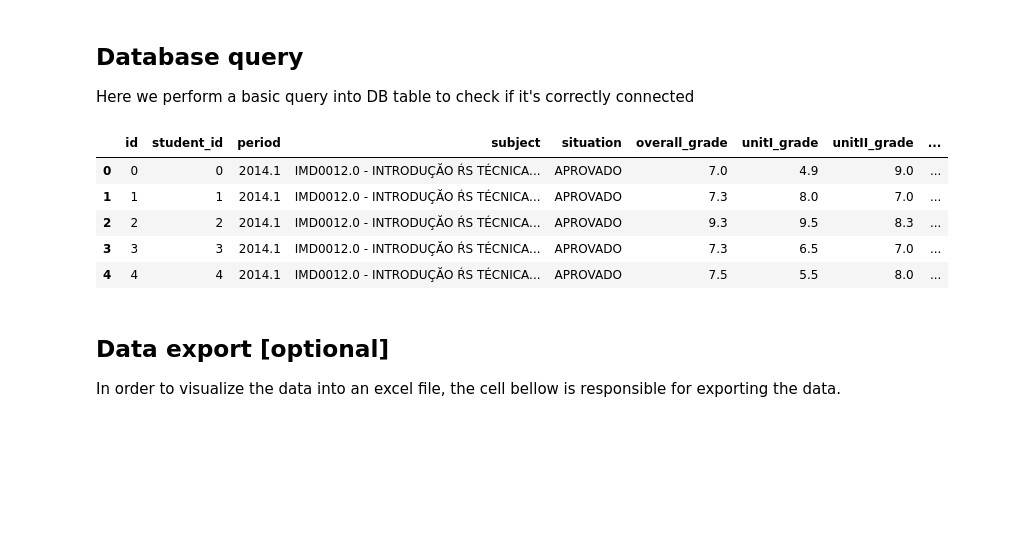
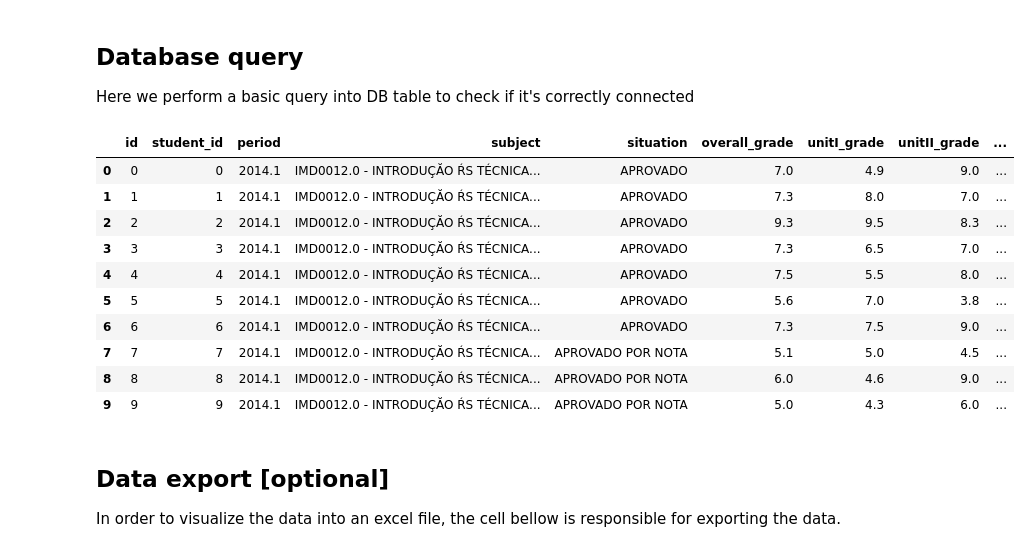
Before and after one commit to igorabrandao/Py-Students-Database, a Jupyter notebook: py-students-database.ipynb, the cells around one changed output. Cells and saved outputs as stored; diff of their text form; code cells hidden in the pictures; blank space fills up the shorter version.

```diff
--- a/py-students-database.ipynb
+++ b/py-students-database.ipynb
@@ -119,19 +119,24 @@ Here we perform a basic query into DB table to check if it's correctly connected
 # %%
 # Query string
 sql = "select * from Grade"
 
 # Execute query and store records in DataFrame: df
 df = pd.read_sql_query(sql, engine)
 
 # Print head of DataFrame
-df.head()
+df.head(10)
 # %% [output]
 |  | id | student_id | period | subject | situation | overall_grade | unitI_grade | unitII_grade | ... |
 | 0 | 0 | 0 | 2014.1 | IMD0012.0 - INTRODUÇĂO ŔS TÉCNICA... | APROVADO | 7.0 | 4.9 | 9.0 | ... |
 | 1 | 1 | 1 | 2014.1 | IMD0012.0 - INTRODUÇĂO ŔS TÉCNICA... | APROVADO | 7.3 | 8.0 | 7.0 | ... |
 | 2 | 2 | 2 | 2014.1 | IMD0012.0 - INTRODUÇĂO ŔS TÉCNICA... | APROVADO | 9.3 | 9.5 | 8.3 | ... |
 | 3 | 3 | 3 | 2014.1 | IMD0012.0 - INTRODUÇĂO ŔS TÉCNICA... | APROVADO | 7.3 | 6.5 | 7.0 | ... |
 | 4 | 4 | 4 | 2014.1 | IMD0012.0 - INTRODUÇĂO ŔS TÉCNICA... | APROVADO | 7.5 | 5.5 | 8.0 | ... |
+| 5 | 5 | 5 | 2014.1 | IMD0012.0 - INTRODUÇĂO ŔS TÉCNICA... | APROVADO | 5.6 | 7.0 | 3.8 | ... |
+| 6 | 6 | 6 | 2014.1 | IMD0012.0 - INTRODUÇĂO ŔS TÉCNICA... | APROVADO | 7.3 | 7.5 | 9.0 | ... |
+| 7 | 7 | 7 | 2014.1 | IMD0012.0 - INTRODUÇĂO ŔS TÉCNICA... | APROVADO POR NOTA | 5.1 | 5.0 | 4.5 | ... |
+| 8 | 8 | 8 | 2014.1 | IMD0012.0 - INTRODUÇĂO ŔS TÉCNICA... | APROVADO POR NOTA | 6.0 | 4.6 | 9.0 | ... |
+| 9 | 9 | 9 | 2014.1 | IMD0012.0 - INTRODUÇĂO ŔS TÉCNICA... | APROVADO POR NOTA | 5.0 | 4.3 | 6.0 | ... |
 # %% [markdown]
 ## Data export [optional]
 
```
Also changed, not shown: parts of 8 cells of this notebook.
